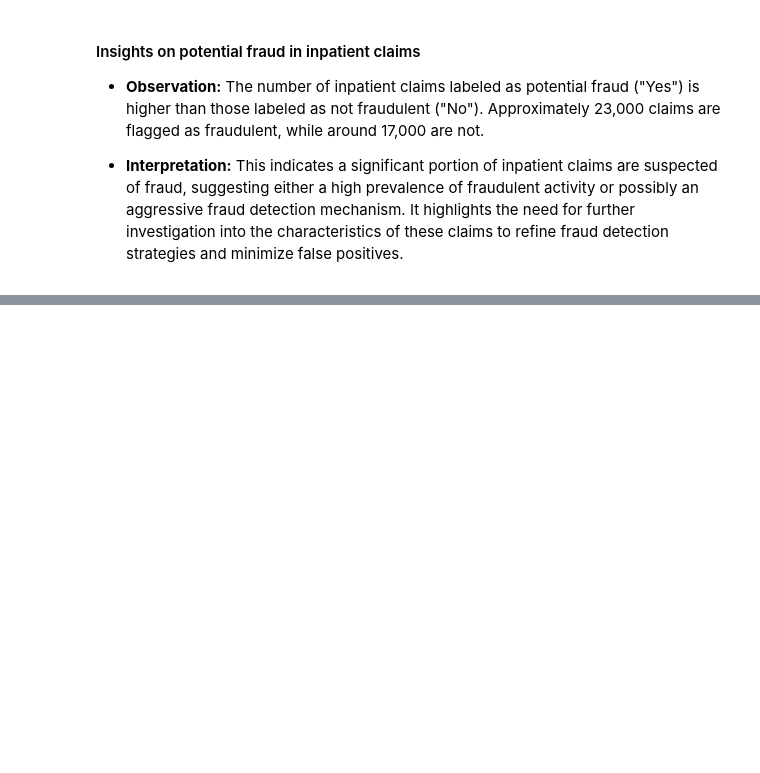
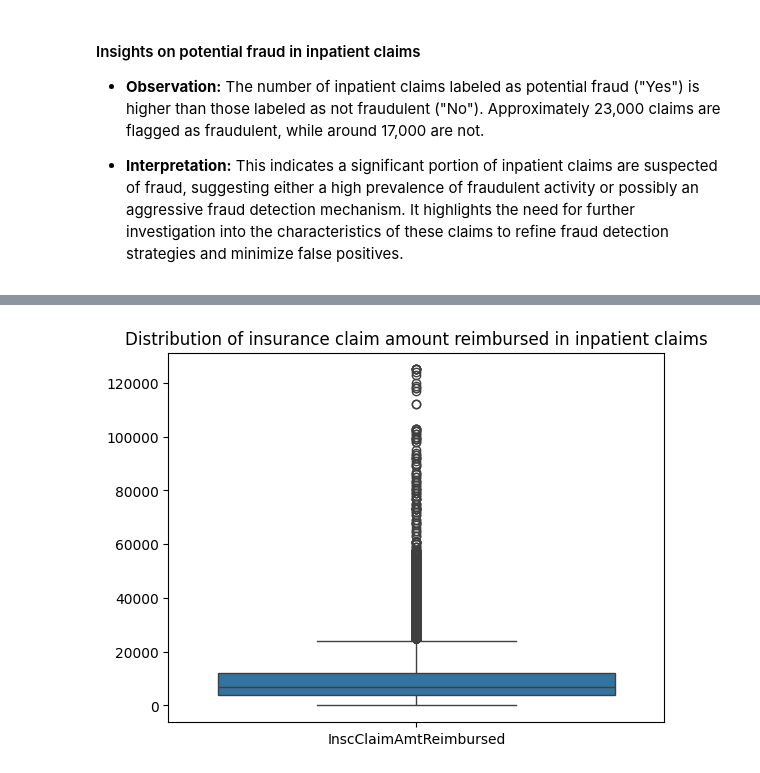
Before and after one commit to Bhuvi128/Medicare-Provider-Fraud-Analysis, a Jupyter notebook: Medicare Claims Fraud Analysis.ipynb, the cells around one changed output, grey strips where cells are left out. Saved outputs shown, nothing was run; the diff lists cells and outputs as text; code cells hidden in the pictures; blank space fills up the shorter version.

```diff
--- a/Medicare Claims Fraud Analysis.ipynb
+++ b/Medicare Claims Fraud Analysis.ipynb
@@ -100,0 +136,4 @@ plt.show()
+# %%
+query = "select InscClaimAmtReimbursed from inpatient;"
+ip_insc_reimbursed = pd.read_sql(query, conn)
+ip_insc_reimbursed.head()
@@ -100,0 +147,7 @@ plt.show()
+# %%
+# Visualize insurance amount reimbursed in inpatient claims
+sns.boxplot(ip_insc_reimbursed)
+plt.title("Distribution of insurance claim amount reimbursed in inpatient claims")
+plt.show()
+# %% [output]
+[figure, added]
```
Also changed, not shown: parts of 19 cells of this notebook, 1 other file.
